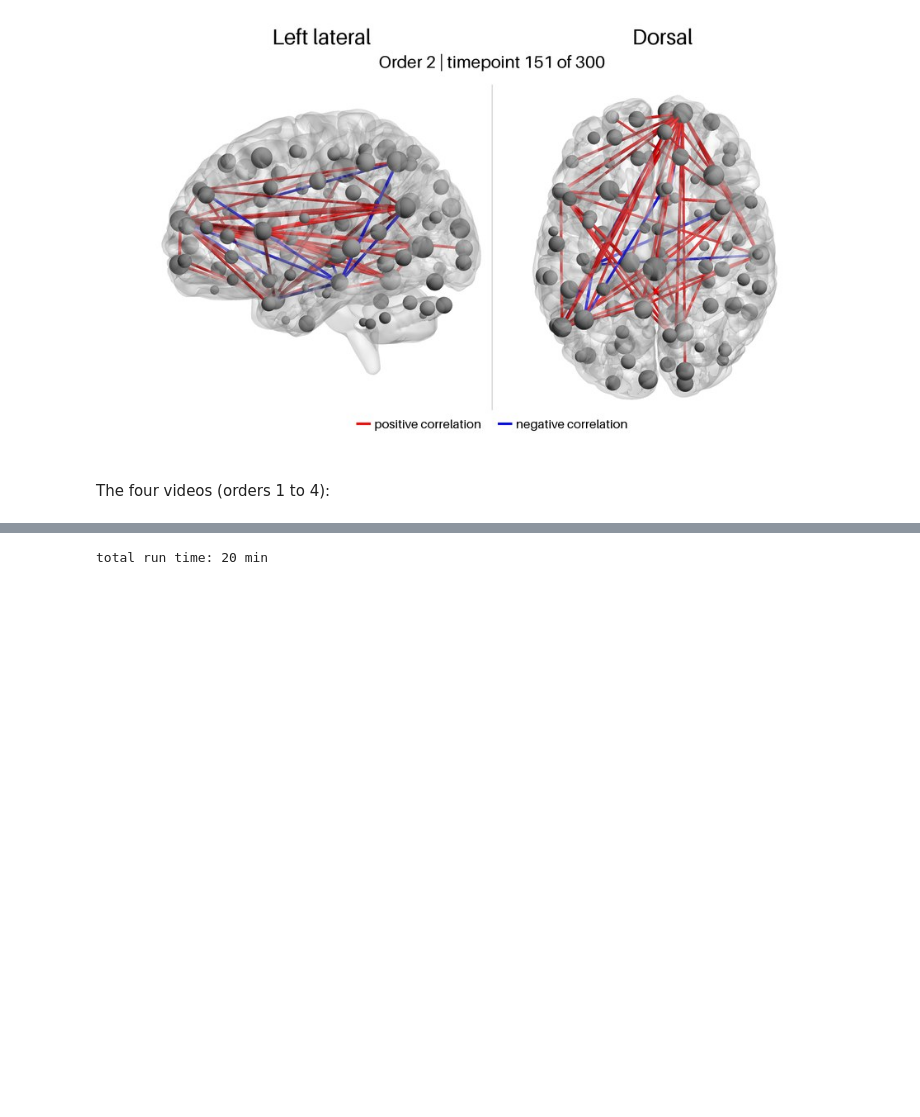
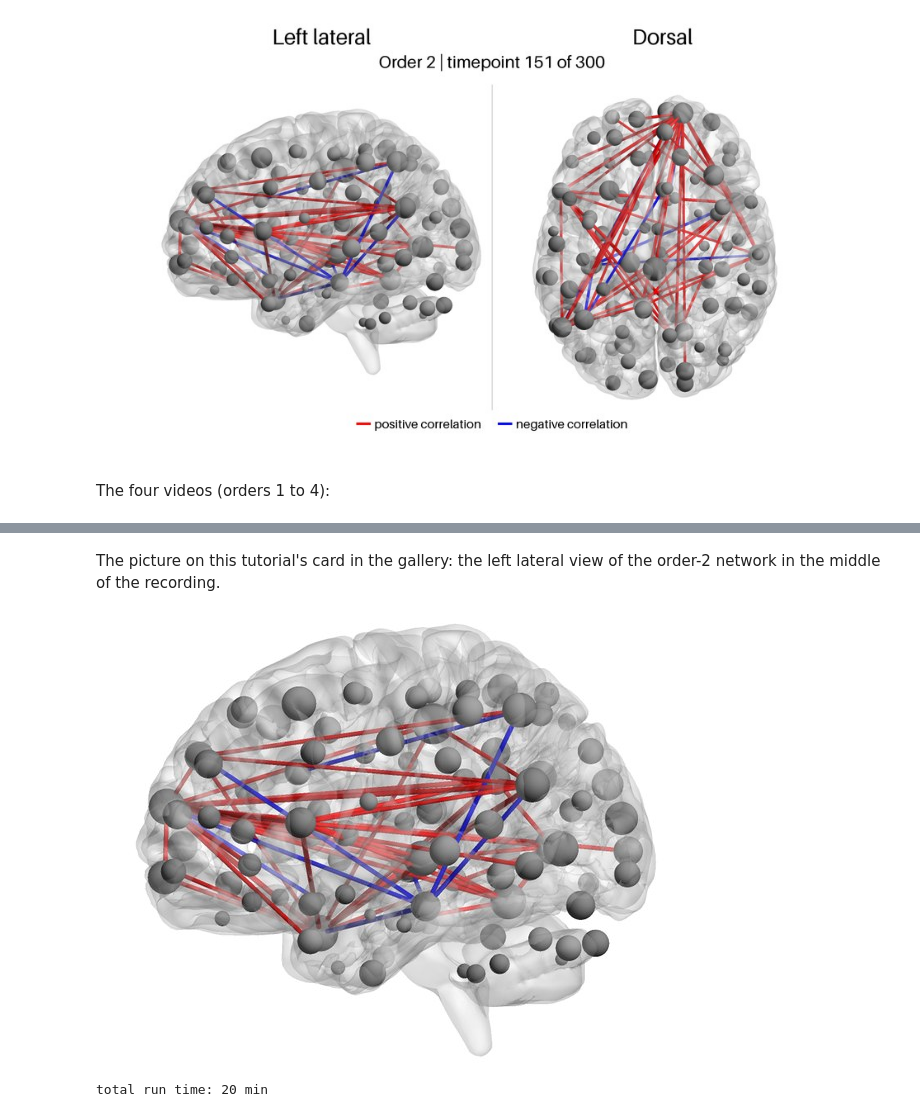
Before and after one commit to ContextLab/timecorr, a Jupyter notebook: docs/tutorial/htfa_network_animations.ipynb, the cells around one changed output, grey strips where cells are left out. Saved outputs shown, nothing was run; the diff lists cells and outputs as text; code cells hidden in the pictures; blank space fills up the shorter version.

```diff
--- a/docs/tutorial/htfa_network_animations.ipynb
+++ b/docs/tutorial/htfa_network_animations.ipynb
@@ -549,3 +561,15 @@ plt.show()
+# %% [markdown]
+The picture on this tutorial's card in the gallery: the left lateral view of the order-2 network in the middle of the recording.
+# %%
+points, radii, colors, edge_matrix = scene(2, T // 2)
+view = draw_view(points, radii, colors, 'left', VIEW_SIZE, edge_matrix)
+view = view.crop(content_box([view], margin=12))
+width = max(view.width, round(view.height * 4 / 3))   # a white 4:3 canvas around it
+card = PILImage.new('RGB', (width, round(width * 3 / 4)), 'white')
+card.paste(view, ((card.width - view.width) // 2, (card.height - view.height) // 2))
+show_image(card, width=600)
+# %% [output]
+[figure, added]
 # %%
 print(f'total run time: {(time.time() - NOTEBOOK_START) / 60:.0f} min')
 # %% [output]
```
Also changed, not shown: parts of 11 cells of this notebook, 4 other files.
